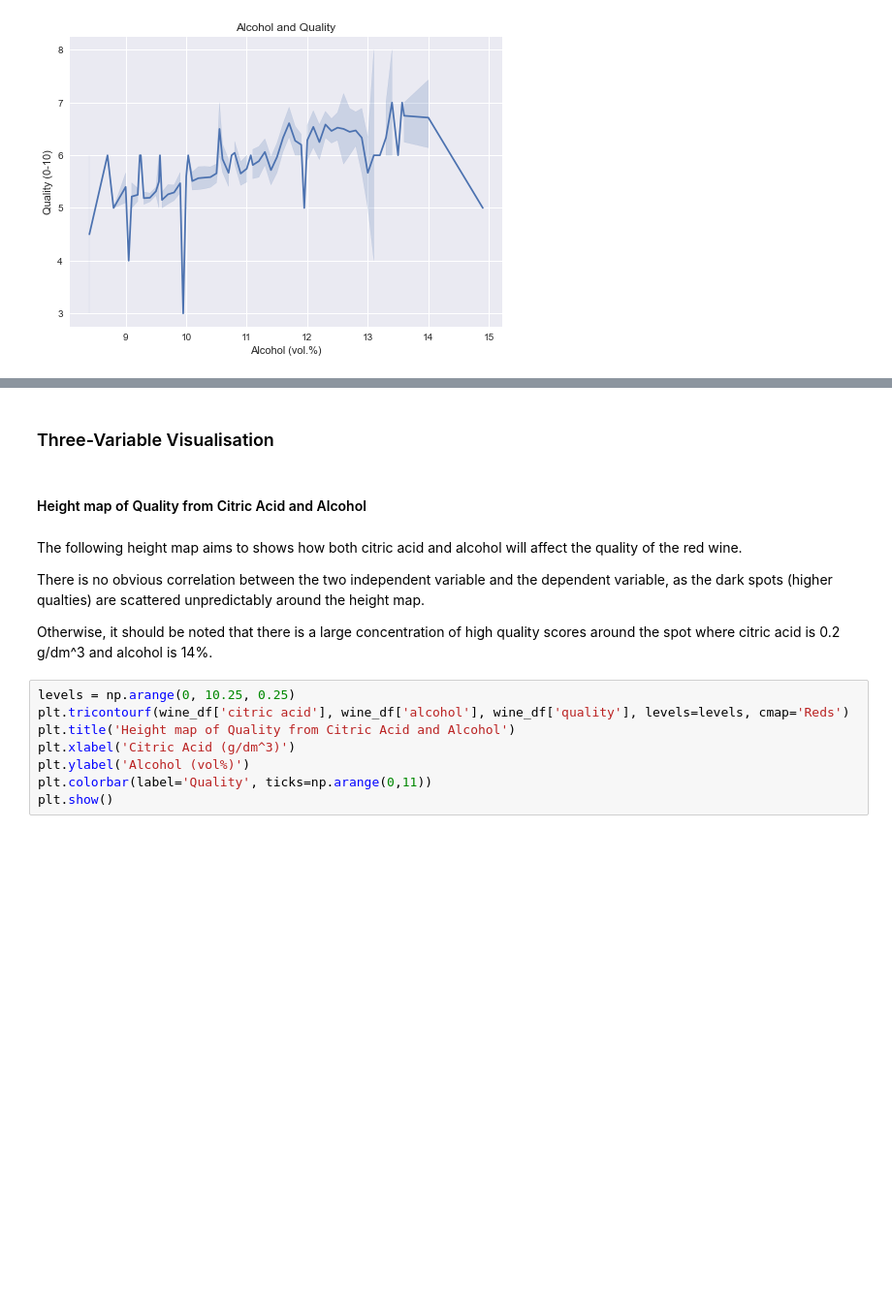
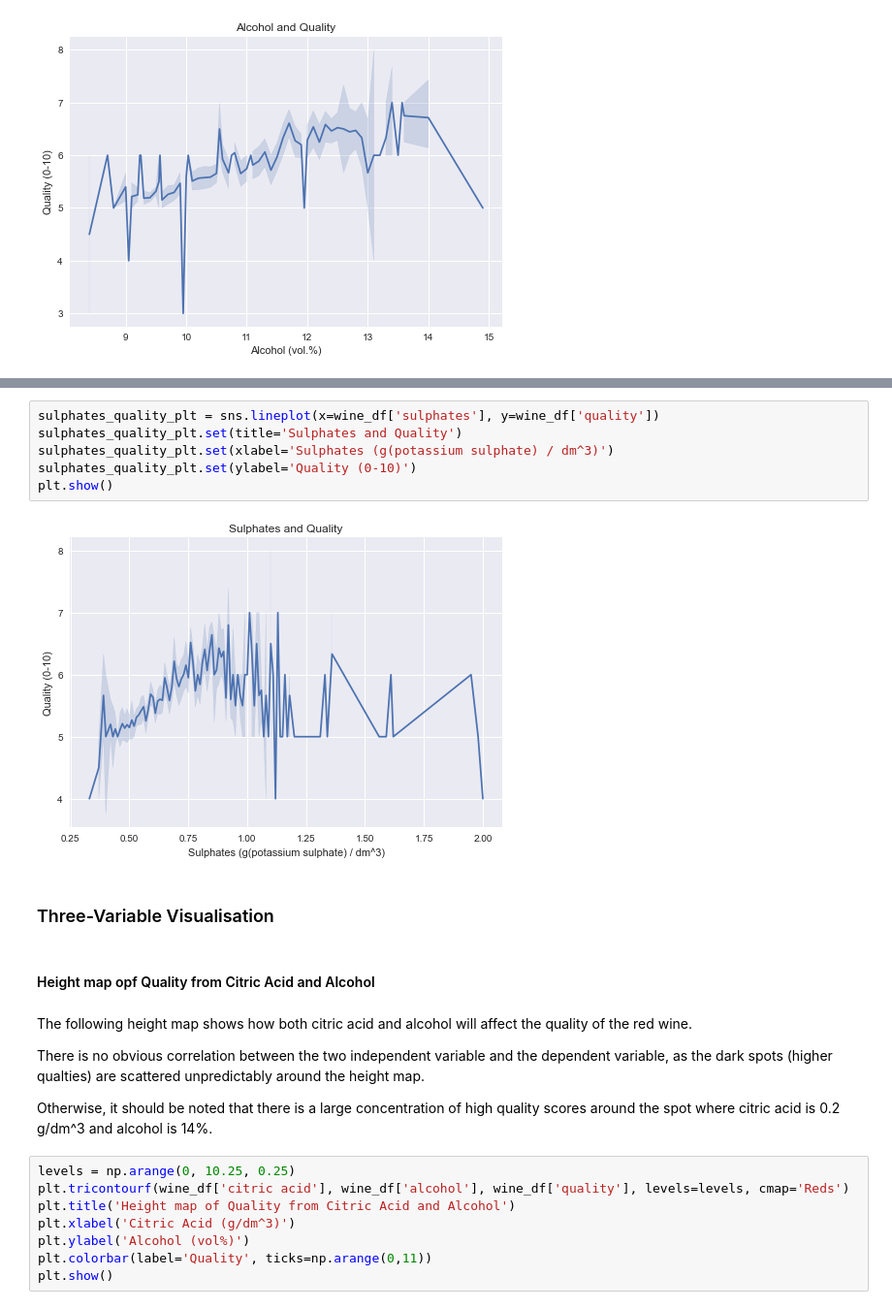
Before and after one commit to Michael-s3943224/MATH2412-Assignment, a Jupyter notebook: Phase1_Group21.ipynb, the cells around one changed output, grey strips where cells are left out. Shown at 97% size. Cells and saved outputs as stored; diff of their text form; blank space fills up the shorter version.

```diff
--- a/Phase1_Group21.ipynb
+++ b/Phase1_Group21.ipynb
@@ -300,9 +329,17 @@ plt.show()
+# %%
+sulphates_quality_plt = sns.lineplot(x=wine_df['sulphates'], y=wine_df['quality'])
+sulphates_quality_plt.set(title='Sulphates and Quality')
+sulphates_quality_plt.set(xlabel='Sulphates (g(potassium sulphate) / dm^3)')
+sulphates_quality_plt.set(ylabel='Quality (0-10)')
+plt.show()
+# %% [output]
+[figure, added]
 # %% [markdown]
 ### Three-Variable Visualisation
 # %% [markdown]
-#### Height map of Quality from Citric Acid and Alcohol
+#### Height map opf Quality from Citric Acid and Alcohol
 # %% [markdown]
-The following height map aims to shows how both citric acid and alcohol will affect the quality of the red wine.
+The following height map shows how both citric acid and alcohol will affect the quality of the red wine.
 
 There is no obvious correlation between the two independent variable and the dependent variable, as the dark spots (higher qualties) are scattered unpredictably around the height map.
 
```
Also changed, not shown: parts of 13 cells of this notebook.
